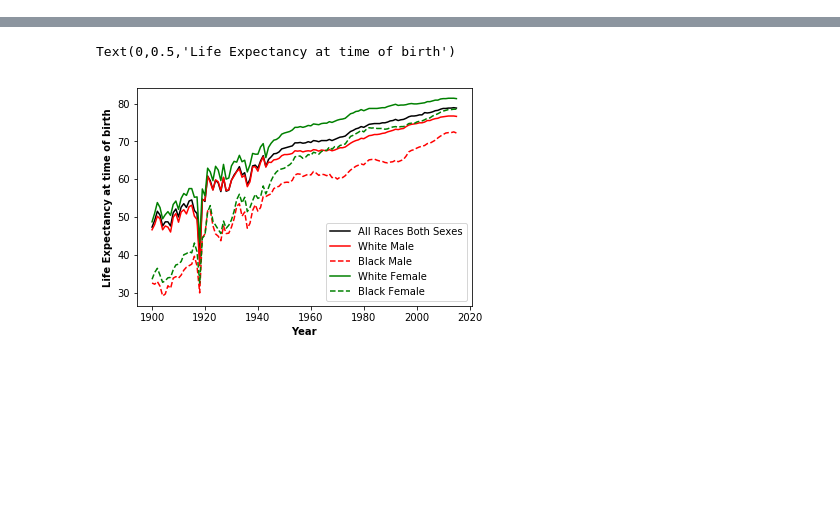
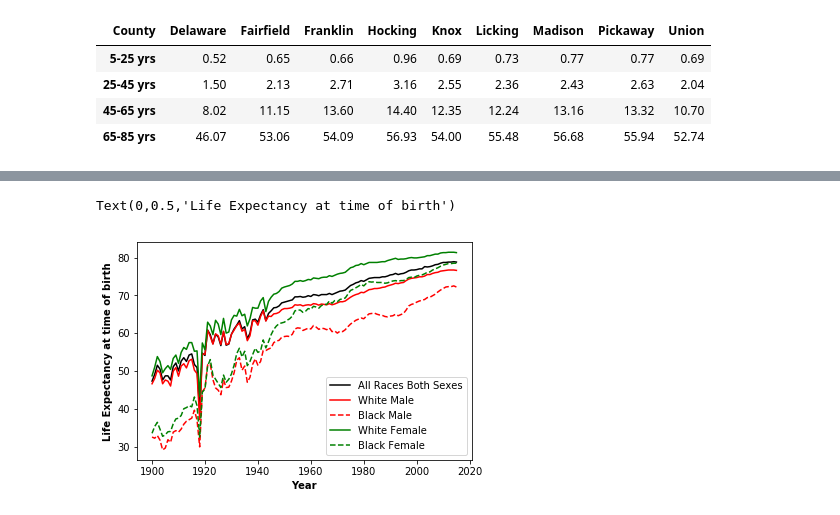
Before and after one commit to elewanto/visual-design-project, a Jupyter notebook: python/le_analysis.ipynb, the cells around one changed output, grey strips where cells are left out. Saved outputs shown, nothing was run; the diff lists cells and outputs as text; code cells hidden in the pictures; blank space fills up the shorter version.

```diff
--- a/python/le_analysis.ipynb
+++ b/python/le_analysis.ipynb
@@ -7,2 +9,13 @@ from matplotlib.lines import Line2D
 # %%
 places = ['United States', 'Ohio', 'Delaware', 'Fairfield', 'Franklin', 'Hocking', 'Knox', 'Licking', 'Madison', 'Pickaway', 'Union']
+# %%
+risk = pd.read_csv("./Data/mortality_risk_age_grps.csv", index_col = 0)
+risk = risk.iloc[0:9].T
+risk = risk.iloc[0:4]
+risk
+# %% [output]
+| County | Delaware | Fairfield | Franklin | Hocking | Knox | Licking | Madison | Pickaway | Union |
+| 5-25 yrs | 0.52 | 0.65 | 0.66 | 0.96 | 0.69 | 0.73 | 0.77 | 0.77 | 0.69 |
+| 25-45 yrs | 1.50 | 2.13 | 2.71 | 3.16 | 2.55 | 2.36 | 2.43 | 2.63 | 2.04 |
+| 45-65 yrs | 8.02 | 11.15 | 13.60 | 14.40 | 12.35 | 12.24 | 13.16 | 13.32 | 10.70 |
+| 65-85 yrs | 46.07 | 53.06 | 54.09 | 56.93 | 54.00 | 55.48 | 56.68 | 55.94 | 52.74 |
```
Also changed, not shown: parts of 5 cells of this notebook, 1 other file.
